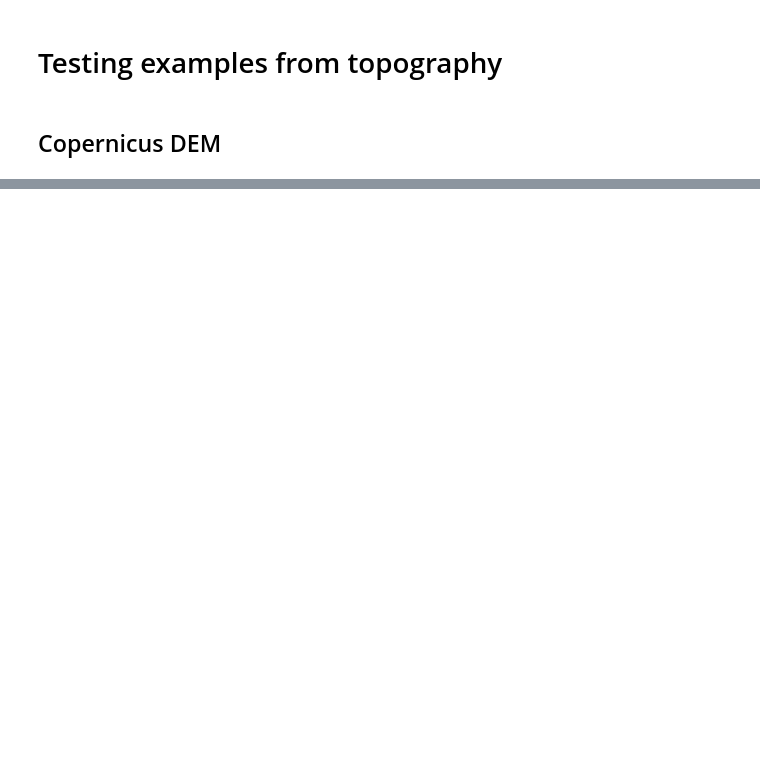
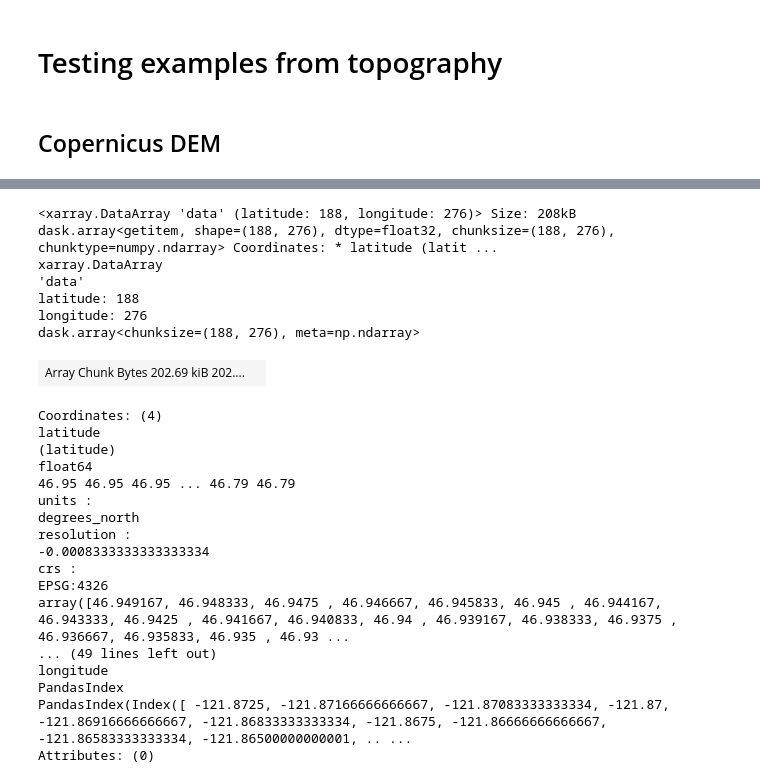
Before and after one commit to egagli/easysnowdata, a Jupyter notebook: docs/examples/topography_examples.ipynb, the cells around one changed output, grey strips where cells are left out. Cells and saved outputs as stored; diff of their text form; code cells hidden in the pictures; blank space fills up the shorter version.

```diff
--- a/docs/examples/topography_examples.ipynb
+++ b/docs/examples/topography_examples.ipynb
@@ -31,4 +58,5 @@
 # %%
-# %%time
-# cop90_dem = easysnowdata.topography.get_copernicus_dem(bbox_gdf, resolution=90)
-# cop90_dem
+%%time
+cop90_dem = easysnowdata.topography.get_copernicus_dem(bbox_gdf, resolution=90)
+cop90_dem
+# %% [output]
@@ -35 +65,25 @@
+<xarray.DataArray 'data' (latitude: 188, longitude: 276)> Size: 208kB dask.array<getitem, shape=(188, 276), dtype=float32, chunksize=(188, 276), chunktype=numpy.ndarray> Coordinates: * latitude (latit ...
+xarray.DataArray
+'data'
+latitude: 188
+longitude: 276
+dask.array<chunksize=(188, 276), meta=np.ndarray>
+| Array Chunk Bytes 202.69 kiB 202.... |  |
+Coordinates: (4)
+latitude
+(latitude)
+float64
+46.95 46.95 46.95 ... 46.79 46.79
+units :
+degrees_north
+resolution :
+-0.0008333333333333334
+crs :
+EPSG:4326
+array([46.949167, 46.948333, 46.9475 , 46.946667, 46.945833, 46.945 , 46.944167, 46.943333, 46.9425 , 46.941667, 46.940833, 46.94 , 46.939167, 46.938333, 46.9375 , 46.936667, 46.935833, 46.935 , 46.93 ...
+... (49 lines left out)
+longitude
+PandasIndex
+PandasIndex(Index([ -121.8725, -121.87166666666667, -121.87083333333334, -121.87, -121.86916666666667, -121.86833333333334, -121.8675, -121.86666666666667, -121.86583333333334, -121.86500000000001, .. ...
+Attributes: (0)
 # %%
```
Also changed, not shown: parts of 7 cells of this notebook, 2 other files.
